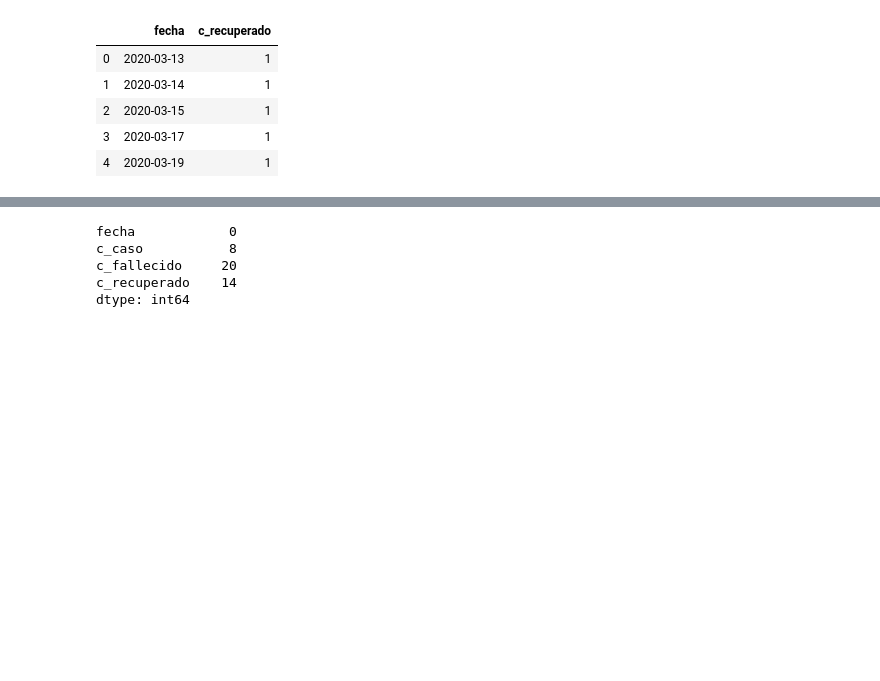
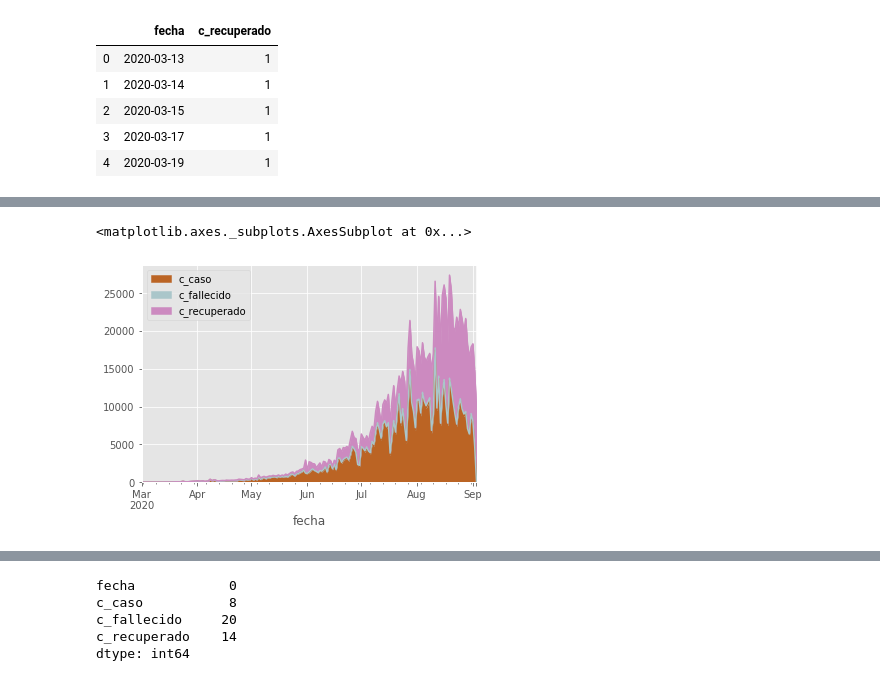
Before and after one commit to AP-2020-1S/covid-19-analiticapedictiva_ajsg, a Jupyter notebook: Entrega Analitica Predictiva.ipynb, the cells around one changed output, grey strips where cells are left out. Saved outputs shown, nothing was run; the diff lists cells and outputs as text; code cells hidden in the pictures; blank space fills up the shorter version.

```diff
--- a/Entrega Analitica Predictiva.ipynb
+++ b/Entrega Analitica Predictiva.ipynb
@@ -198 +191,11 @@ df_full.describe()
 | max | 17455.000000 | 350.000000 | 14150.000000 |
+# %%
+plt.style.use('ggplot')
+df_full.plot(x='fecha',
+        y=['c_caso', 'c_fallecido', 'c_recuperado'],
+        color=['#bb6424', '#aac6ca', '#cc8ac0'],
+        kind='area',
+        stacked=True)
+# %% [output]
+<matplotlib.axes._subplots.AxesSubplot at 0x...>
+[figure, added]
```
Also changed, not shown: parts of 18 cells of this notebook.
